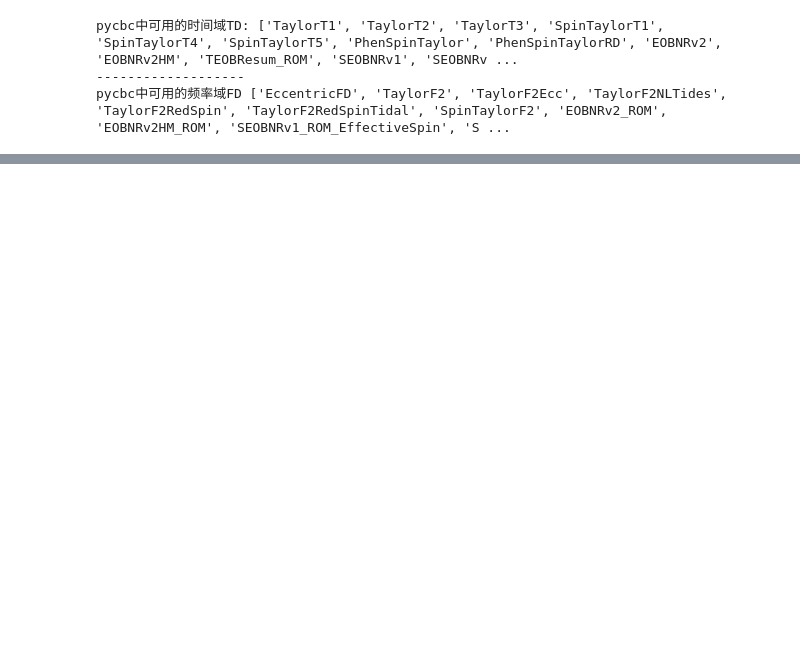
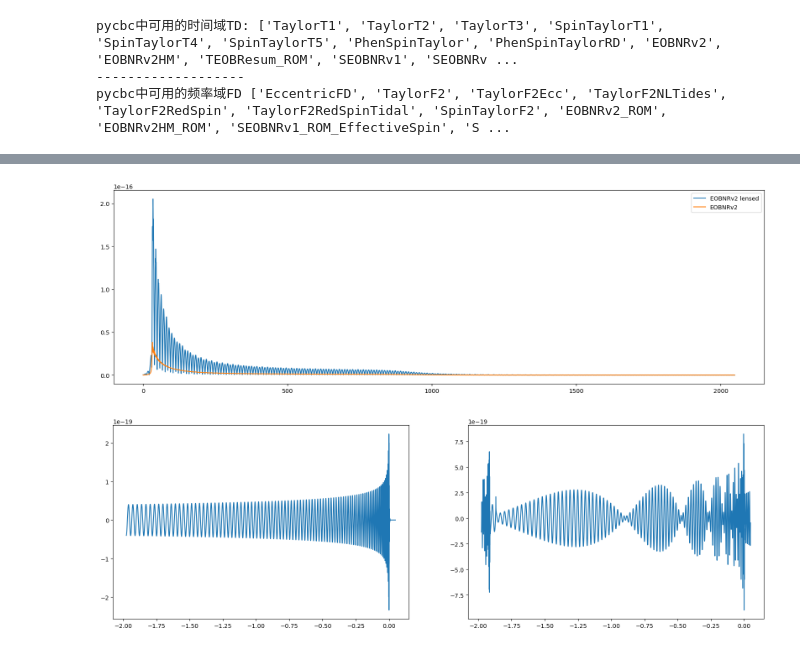
Before and after one commit to WeiQYU/PSO_change, a Jupyter notebook: pycbc_test/pycbc_first_test.ipynb, the cells around one changed output, grey strips where cells are left out. Saved outputs shown, nothing was run; the diff lists cells and outputs as text; code cells hidden in the pictures; blank space fills up the shorter version.

```diff
--- a/pycbc_test/pycbc_first_test.ipynb
+++ b/pycbc_test/pycbc_first_test.ipynb
@@ -31,0 +94,42 @@ pp.show()
+# %%
+import numpy as np
+G = 6.67430e-11  # 万有引力常数, m^3 kg^-1 s^-2
+c = 2.998e8  # 光速, m/s
+M_sun = 1.989e30  # 太阳质量, kg
+pc = 3.086e16  # pc到m的转换
+hp_f = np.fft.rfft(hp)
+freqs = np.fft.rfftfreq(len(hp), d=hp.delta_t)
+
+Mlz = 1e6 * M_sun
+omega = 2 * np.pi * freqs
+w = G * 4 *Mlz * omega / c**3
+y = 0.1
+
+# 定义光学极限的透镜化
+def generate_f_geo(w,y):
+    F_geo = np.sqrt(1 + 1/y) - 1j * np.sqrt(-1 + 1 / y) * np.exp(1j * w * 2 * y)
+    return F_geo
+# 生成透镜化，频域
+F_geo = generate_f_geo(w,y)
+
+# h_lens = h * F_geo
+# 将信号透镜化 （频域）
+lens_f = hp_f * F_geo
+# 逆傅里叶变换将频域信号转换为时域信号
+h_lens = np.fft.irfft(lens_f)
+
+plt.figure(figsize=(20,6))
+plt.plot(freqs, np.abs(lens_f), label='EOBNRv2 lensed')
+plt.plot(freqs, np.abs(hp_f), label='EOBNRv2')
+plt.legend()
+plt.show()
+
+plt.figure(figsize=(20,6))
+plt.subplot(1, 2, 1)
+plt.plot(hp.sample_times, hp, label='EOBNRv2')
+plt.subplot(1, 2, 2)
+plt.plot(hp.sample_times, h_lens, label='EOBNRv2 lensed')
+plt.show()
+# %% [output]
+[figure, added]
+[figure, added]
```
Also changed, not shown: parts of 3 cells of this notebook, 4 other files.
